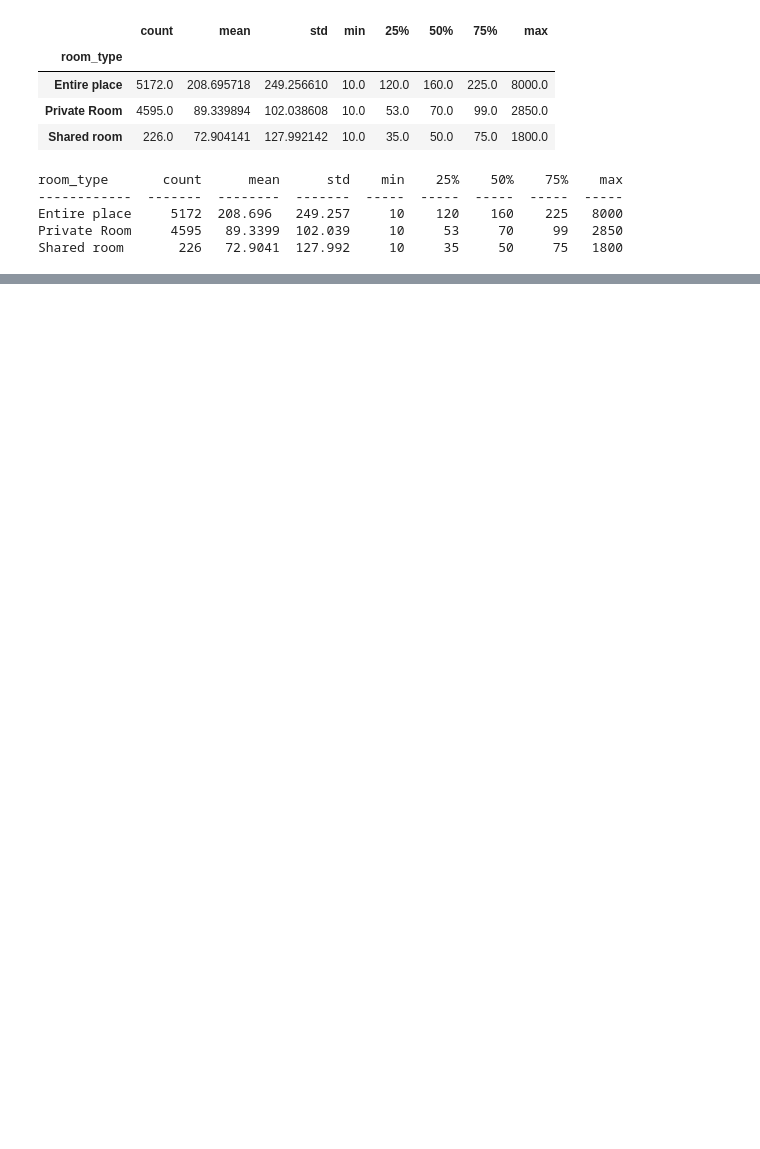
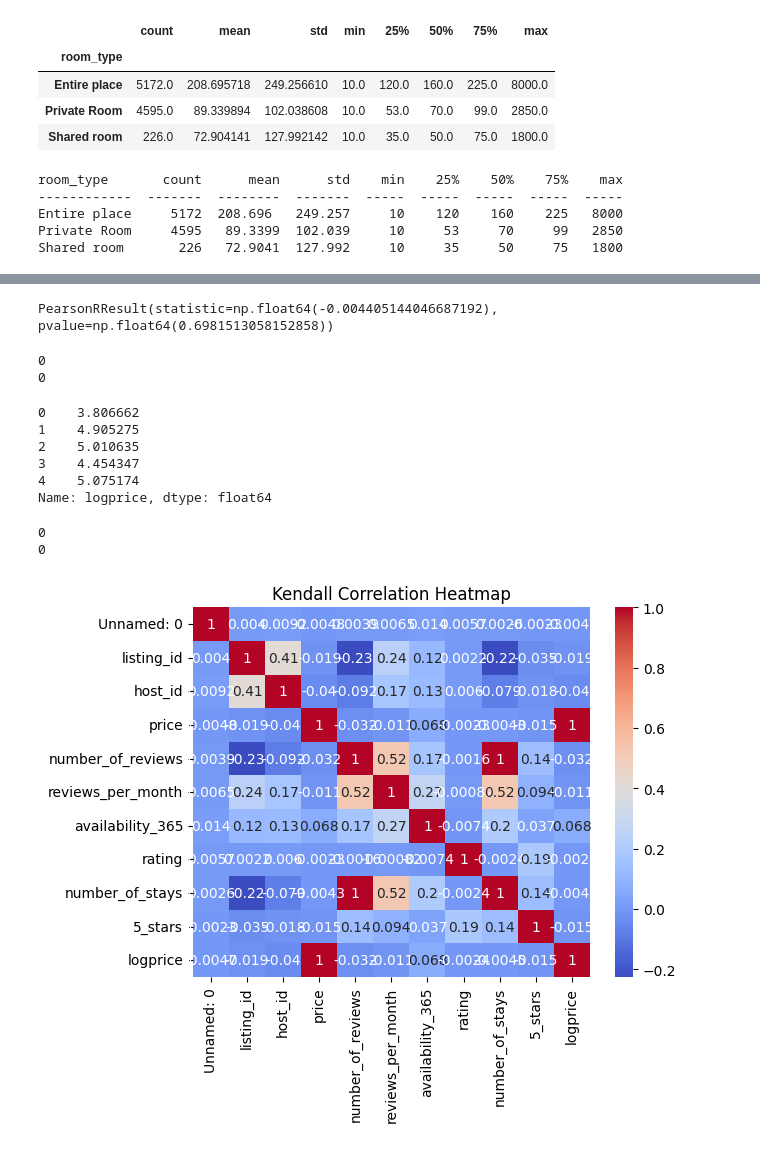
Before and after one commit to kflisikowsky/Data_Analysis_Workshops, a Jupyter notebook: Kopia notatnika Cleaning_Data_in_Python_live_session.ipynb, the cells around one changed output, grey strips where cells are left out. Drawn from its saved outputs; the diff is of its cells as text; code cells hidden in the pictures; blank space fills up the shorter version.

```diff
--- a/Kopia notatnika Cleaning_Data_in_Python_live_session.ipynb
+++ b/Kopia notatnika Cleaning_Data_in_Python_live_session.ipynb
@@ -1043,0 +1049,47 @@ plt.show()
+# %%
+import scipy.stats as ss
+
+# Usuń wiersze z NaN w tych kolumnach
+clean_data = airbnb[['price', 'rating']].dropna()
+
+ss.pearsonr(clean_data['price'], clean_data['rating'])
+# %% [output]
+PearsonRResult(statistic=np.float64(-0.004405144046687192), pvalue=np.float64(0.6981513058152858))
+# %%
+print(airbnb['price'].isna().sum())
+print(airbnb['rating'].isna().sum())
+# %% [output]
+0
+0
+# %%
+airbnb['logprice'] = np.log(airbnb['price'])
+airbnb['logprice'].head()
+# %% [output]
+0    3.806662
+1    4.905275
+2    5.010635
+3    4.454347
+4    5.075174
+Name: logprice, dtype: float64
+# %%
+airbnb['rating'] = airbnb['rating'].fillna(airbnb['rating'].median())
+airbnb['price'] = airbnb['price'].fillna(airbnb['price'].median())
+airbnb['rating'] = airbnb['rating'].fillna(airbnb['rating'].median())
+airbnb['rating'] = airbnb['rating'].fillna(airbnb['rating'].median())
+
+print(airbnb['price'].isna().sum())
+print(airbnb['rating'].isna().sum())
+# %% [output]
+0
+0
+# %%
+from scipy.stats import kendalltau, spearmanr, pearsonr
+
+spearmanr(airbnb['logprice'], airbnb['rating'])
+
+corr = airbnb.corr(method='kendall', numeric_only=True)
+sns.heatmap(corr, annot=True, cmap='coolwarm')
+plt.title('Kendall Correlation Heatmap')
+plt.show()
+# %% [output]
+[figure, added]
```
Also changed, not shown: parts of 4 cells of this notebook.
